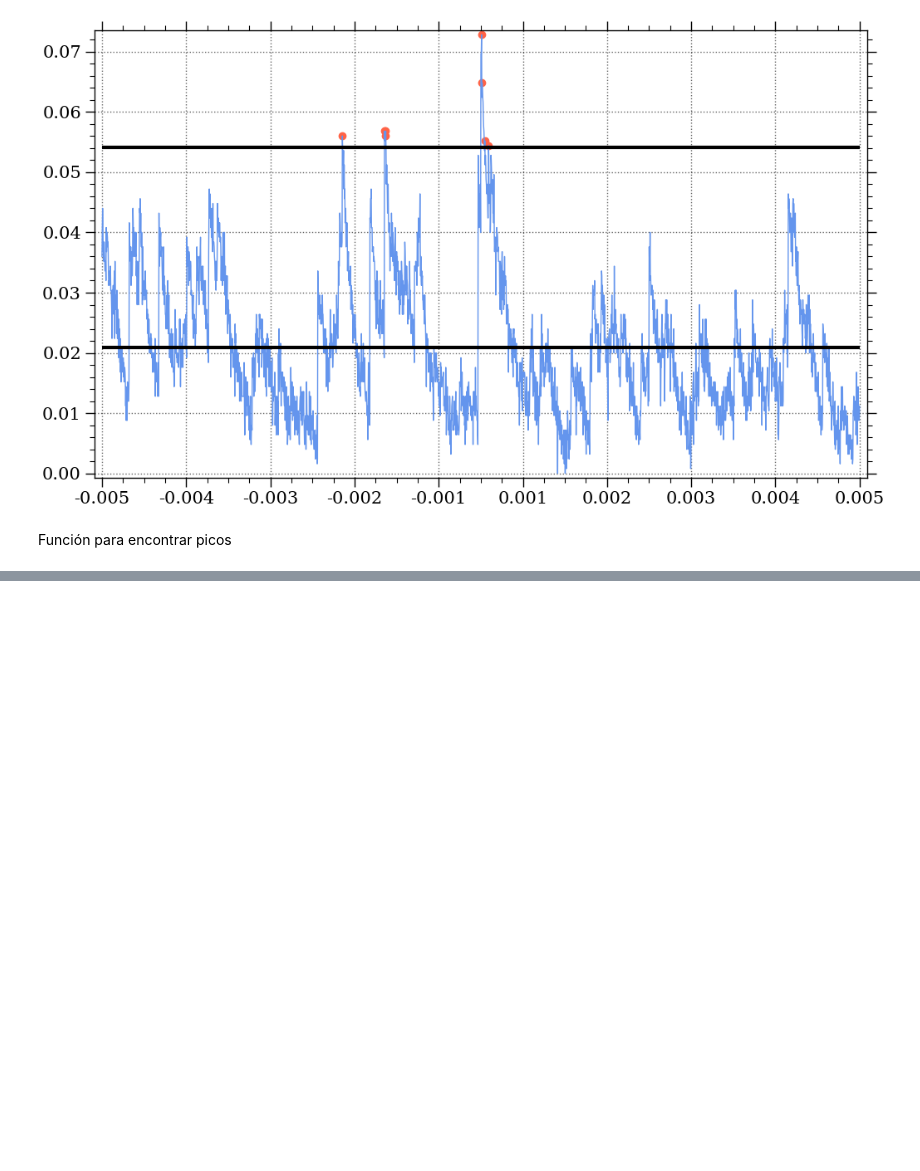
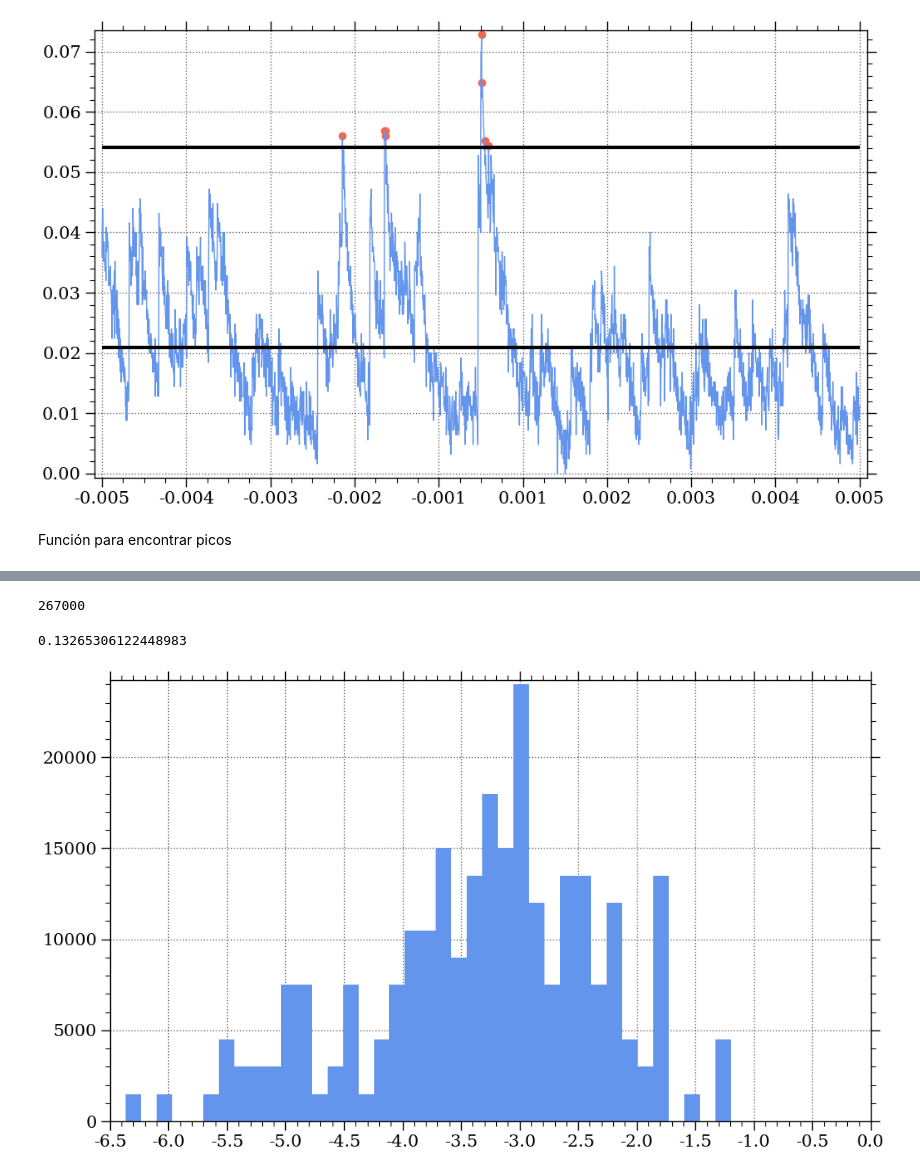
Before and after one commit to Luciocoro/Labo5-Fotones, a Jupyter notebook: Estadística.ipynb, the cells around one changed output, grey strips where cells are left out. Cells and saved outputs as stored; diff of their text form; code cells hidden in the pictures; blank space fills up the shorter version.

```diff
--- a/Estadística.ipynb
+++ b/Estadística.ipynb
@@ -103,0 +130,35 @@ ax.scatter(peaks_t,-peaks_signal,color = 'tomato');
+# %%
+peaks_voltage = []
+for i in range(8):
+    path = f'Clase 01-11/Mediciones con laser/Iteración {i}'
+    onlyfiles = [file for file in listdir(path) if isfile(join(path, file))]
+    for file in onlyfiles:
+        df = pd.read_csv(join(path, file))
+        t = df['Datos'].values
+        d = df["Tiempo"].values
+
+        peaks, peaks_t = get_peaks(d,t,prominence = 0.01)
+
+        peaks_voltage.append(peaks)
+# %%
+flattened_peaks = np.array([value for value in peaks_voltage[i] for i in range(len(peaks_voltage))])
+flattened_peaks_mv = flattened_peaks * 100
+# print(len(peaks_voltage[0]))
+print(len(flattened_peaks))
+# %% [output]
+267000
+# %%
+fig, ax = plt.subplots()
+start = -6.5
+bins = np.linspace(-6.5,0,endpoint = True)
+print(bins[1]-bins[0])
+# print(bins);
+ax.hist(x = flattened_peaks_mv, bins = bins);
+ax.set_xlim(bins[0],0)
+
+xlabels = np.arange(bins[0],0.5,0.5,)
+ax.set_xticks(xlabels)
+ax.set_xticklabels([f'{number:.1f}' for number in xlabels]);
+# %% [output]
+0.13265306122448983
+[figure, added]
```
Also changed, not shown: parts of 5 cells of this notebook, 1 other file.
